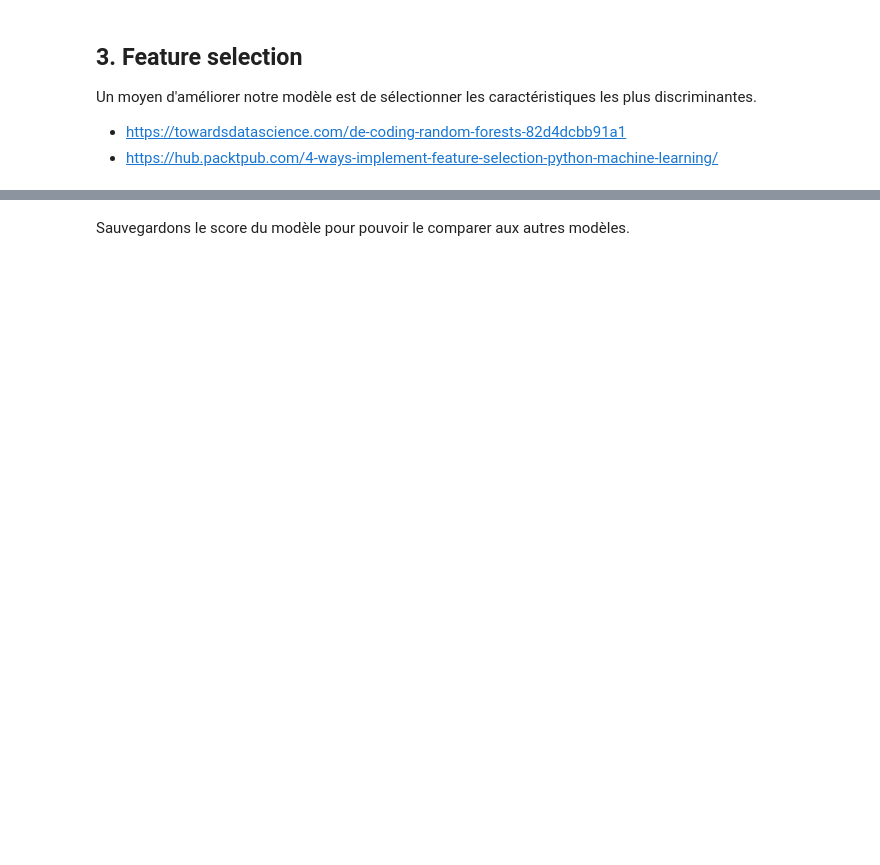
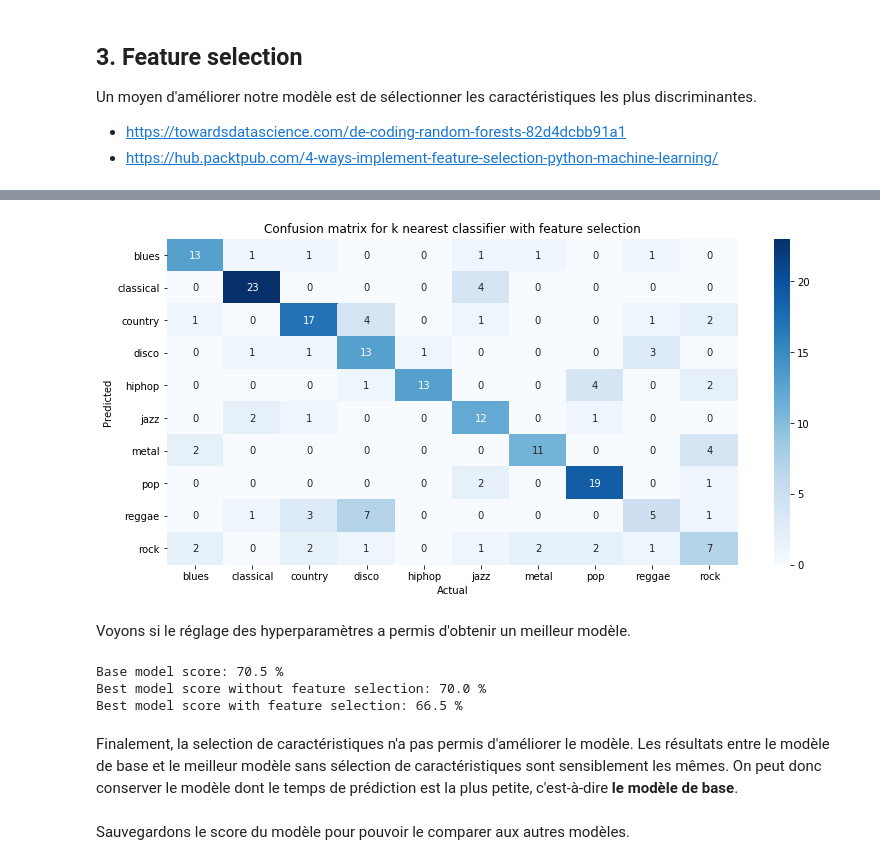
Before and after one commit to elise-chin/music-genre-classification, a Jupyter notebook: MT-kNN.ipynb, the cells around one changed output, grey strips where cells are left out. Cells and saved outputs as stored; diff of their text form; code cells hidden in the pictures; blank space fills up the shorter version.

```diff
--- a/MT-kNN.ipynb
+++ b/MT-kNN.ipynb
@@ -277,0 +308,3 @@ Best model score: 66.5 %
+# %%
+best_knn = grid_search_knn.best_estimator_
+best_fs_knn = fs_grid_search_knn.best_estimator_
@@ -278,3 +383,33 @@ Best model score: 66.5 %
+# %%
+fs_conf_matrix = confusion_matrix(label_test, best_fs_knn_predictions)
+plt.figure(figsize=(12.8,6))
+sns.heatmap(fs_conf_matrix,
+            annot=True,
+            xticklabels=df_genre['genre'].values,
+            yticklabels=df_genre['genre'].values,
+            cmap="Blues")
+
+plt.ylabel('Predicted')
+plt.xlabel('Actual')
+plt.title('Confusion matrix for k nearest classifier with feature selection')
+plt.savefig('models/knn_fs_conf_matrix.png')
+plt.show()
+plt.close()
+# %% [output]
+[figure, added]
+# %% [markdown]
+Voyons si le réglage des hyperparamètres a permis d'obtenir un meilleur modèle.
+# %%
+print("Base model score: {} %".format(base_model.score_))
+print("Best model score without feature selection: {} %".format(best_knn.score_))
+print("Best model score with feature selection: {} %".format(best_fs_knn.score_))
+# %% [output]
+Base model score: 70.5 %
+Best model score without feature selection: 70.0 %
+Best model score with feature selection: 66.5 %
+# %% [markdown]
+Finalement, la selection de caractéristiques n'a pas permis d'améliorer le modèle.
+Les résultats entre le modèle de base et le meilleur modèle sans sélection de caractéristiques sont sensiblement les mêmes. On peut donc conserver le modèle dont le temps de prédiction est la plus petite, c'est-à-dire **le modèle de base**.
 # %% [markdown]
 Sauvegardons le score du modèle pour pouvoir le comparer aux autres modèles.
 # %%
```
Also changed, not shown: parts of 56 cells of this notebook, 7 other files.
